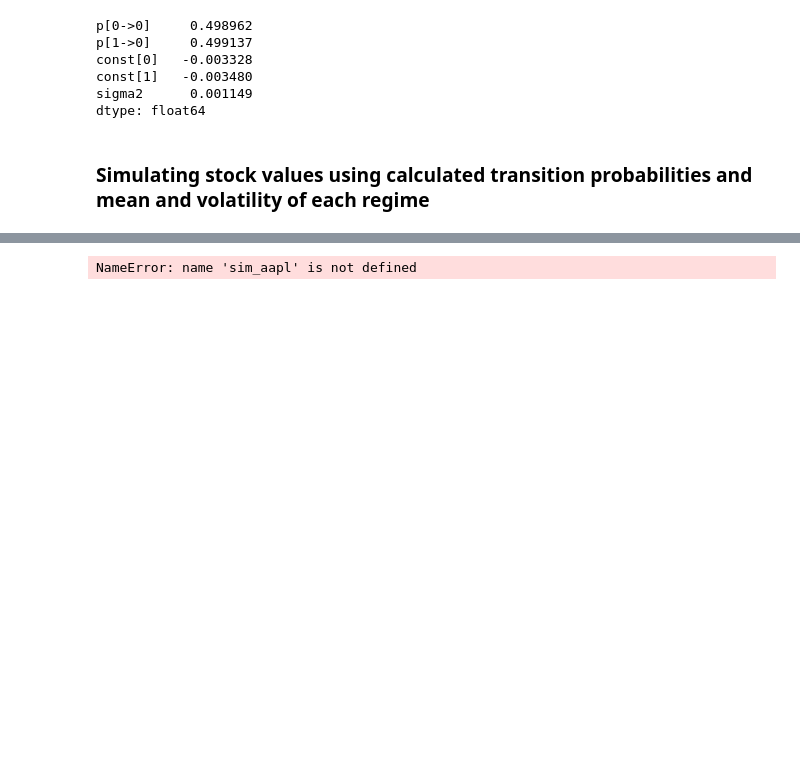
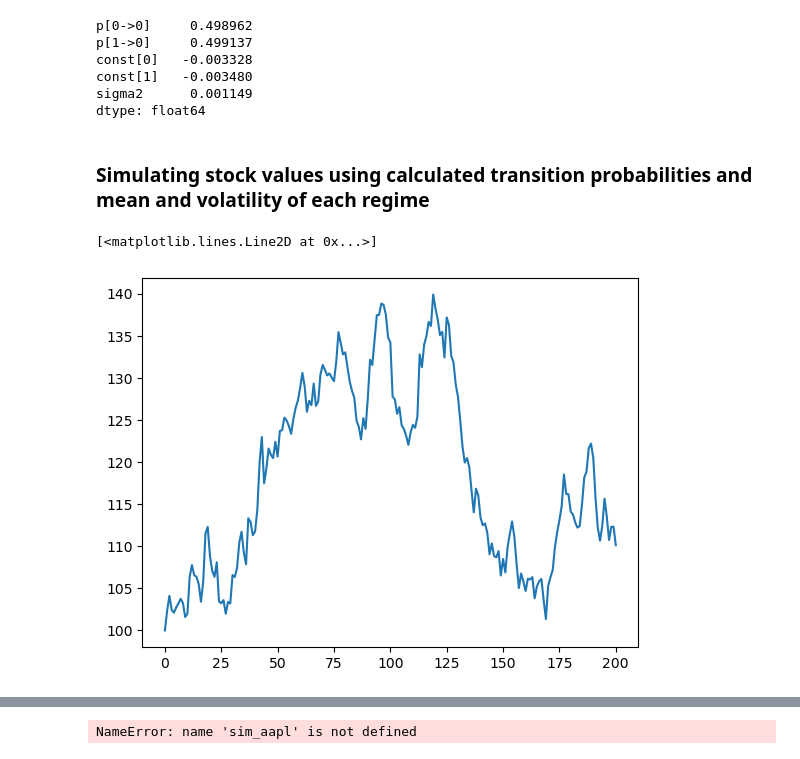
Before and after one commit to 1-stefan/MA477, a Jupyter notebook: MA477/477_proj_dec11.ipynb, the cells around one changed output, grey strips where cells are left out. Cells and saved outputs as stored; diff of their text form; code cells hidden in the pictures; blank space fills up the shorter version.

```diff
--- a/MA477/477_proj_dec11.ipynb
+++ b/MA477/477_proj_dec11.ipynb
@@ -397,3 +425,21 @@ def simulate(num_sims, initial_price, num_days, mu_bull, mu_bear, vol_bull, vol_
                     current_state = "bull"
         simulated_prices[i] = initial_price * np.cumprod(1 + daily_returns)
     return simulated_prices
+# %%
+def gbm_stock_price(S0, mu, sigma, T, N, seed=None):
+    np.random.seed(seed)
+    dt = T / N
+    t = np.linspace(0, T, N+1)
+    W = np.random.standard_normal(size=N+1)
+    W = np.cumsum(W) * np.sqrt(dt)  # Brownian motion
+    X = (0.06 - 0.5 * sigma**2) * t + sigma * W  # GBM process
+    S = S0 * np.exp(X)  # Stock price process
+    S[0] = S0
+    return S
+
+sim_gbm = gbm_stock_price(100, 0.1, 0.293, 1, 200)
+
+plt.plot(sim_gbm)
+# %% [output]
+[<matplotlib.lines.Line2D at 0x...>]
+[figure, added]
```
Also changed, not shown: parts of 8 cells of this notebook.
